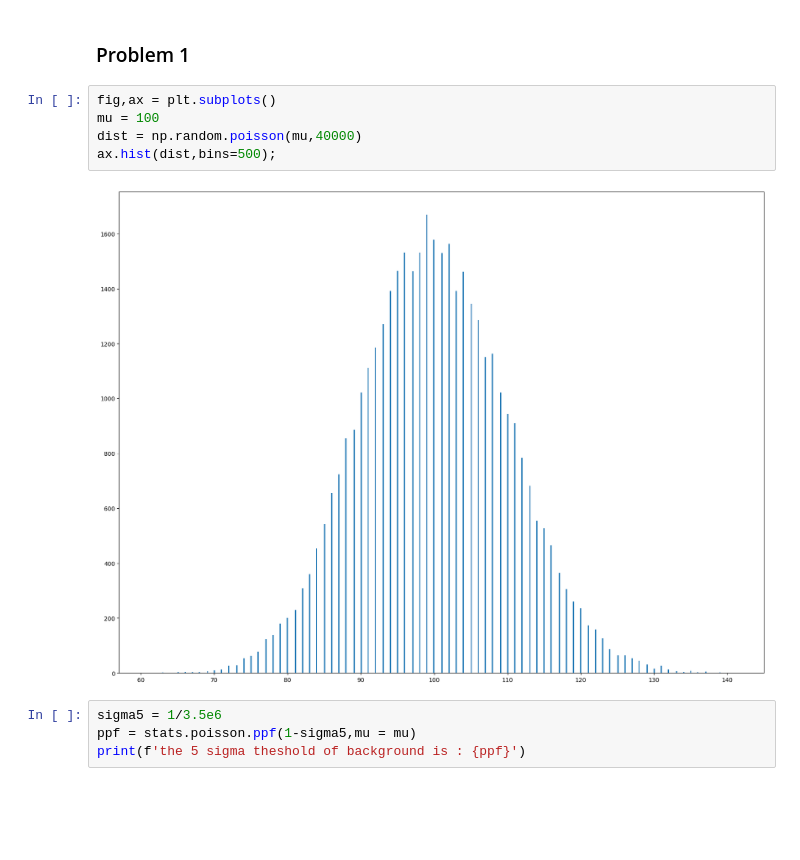
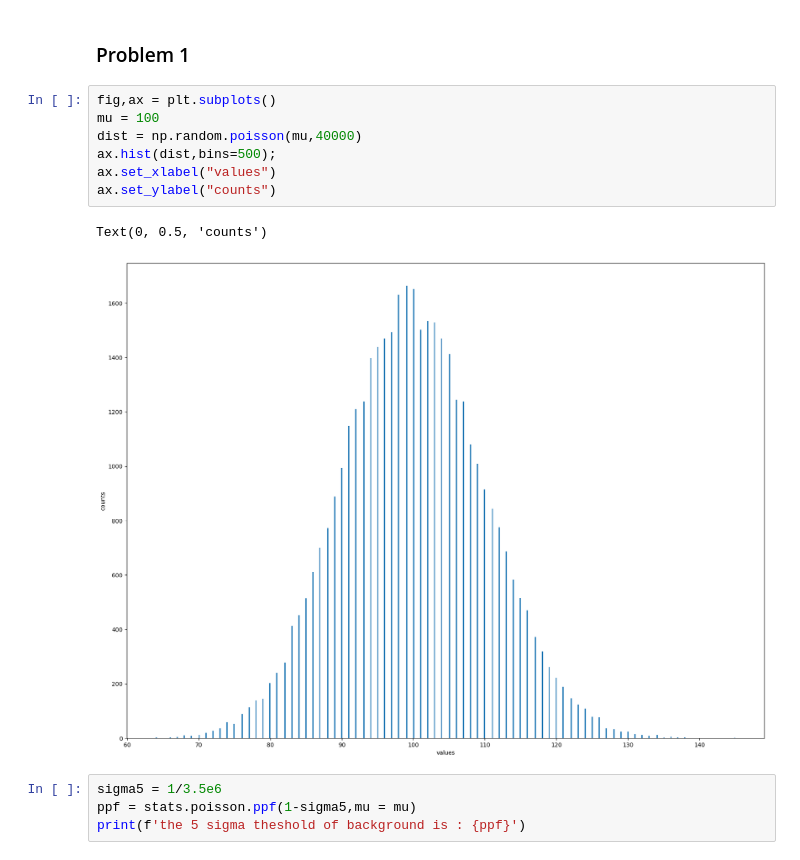
Before and after one commit to AurelianoLZA/Phys_434, a Jupyter notebook: Lab 6.ipynb, the cells around one changed output. Drawn from its saved outputs; the diff is of its cells as text; blank space fills up the shorter version.

```diff
--- a/Lab 6.ipynb
+++ b/Lab 6.ipynb
@@ -12,10 +12,13 @@ plt.rcParams["figure.figsize"] = (20,15)
 # %%
 fig,ax = plt.subplots()
 mu = 100
 dist = np.random.poisson(mu,40000)
 ax.hist(dist,bins=500);
+ax.set_xlabel("values")
+ax.set_ylabel("counts")
 # %% [output]
+Text(0, 0.5, 'counts')
-[figure, old version]
+[figure, new version]
 # %%
 sigma5 = 1/3.5e6
 ppf = stats.poisson.ppf(1-sigma5,mu = mu)
```
Also changed, not shown: parts of 5 cells of this notebook.
